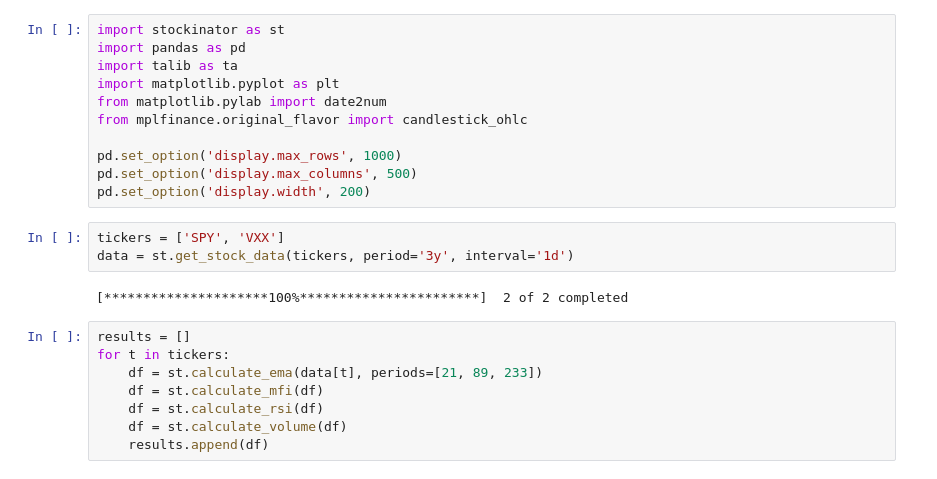
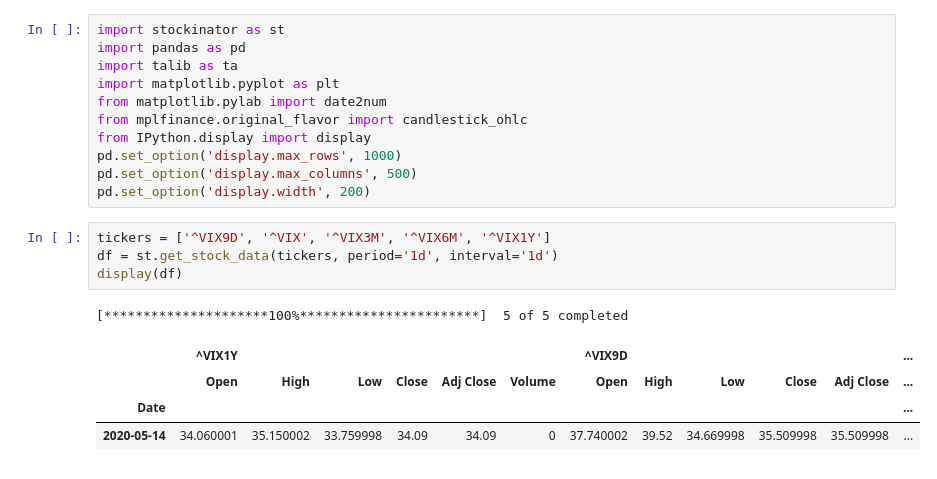
Before and after one commit to silver8ack/stockinator, a Jupyter notebook: volitility.ipynb, the cells around one changed output. Drawn from its saved outputs; the diff is of its cells as text.

```diff
--- a/volitility.ipynb
+++ b/volitility.ipynb
@@ -5,20 +5,17 @@ import talib as ta
 import matplotlib.pyplot as plt
 from matplotlib.pylab import date2num
 from mplfinance.original_flavor import candlestick_ohlc
-
+from IPython.display import display
 pd.set_option('display.max_rows', 1000)
 pd.set_option('display.max_columns', 500)
 pd.set_option('display.width', 200)
 # %%
-tickers = ['SPY', 'VXX']
-data = st.get_stock_data(tickers, period='3y', interval='1d')
+tickers = ['^VIX9D', '^VIX', '^VIX3M', '^VIX6M', '^VIX1Y']
+df = st.get_stock_data(tickers, period='1d', interval='1d')
+display(df)
 # %% [output]
-[*********************100%***********************]  2 of 2 completed
+[*********************100%***********************]  5 of 5 completed
+|  | ^VIX1Y |  |  |  |  |  | ^VIX9D |  |  |  |  | ... |
+|  | Open | High | Low | Close | Adj Close | Volume | Open | High | Low | Close | Adj Close | ... |
+| Date |  |  |  |  |  |  |  |  |  |  |  | ... |
+| 2020-05-14 | 34.060001 | 35.150002 | 33.759998 | 34.09 | 34.09 | 0 | 37.740002 | 39.52 | 34.669998 | 35.509998 | 35.509998 | ... |
-# %%
-results = []
-for t in tickers:
-    df = st.calculate_ema(data[t], periods=[21, 89, 233])
-    df = st.calculate_mfi(df)
-    df = st.calculate_rsi(df)
-    df = st.calculate_volume(df)
-    results.append(df)
```
Also changed, not shown: parts of 4 cells of this notebook, 6 other files.
